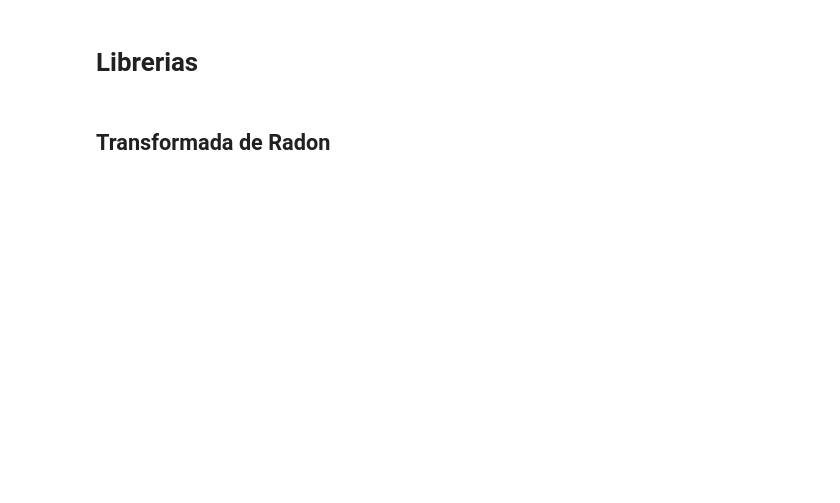
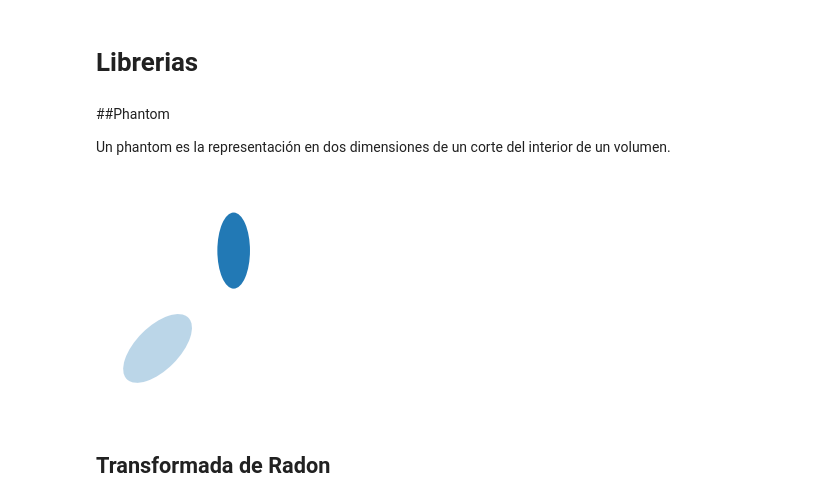
Before and after one commit to LuFernandez/imagaynes, a Jupyter notebook: Tomografia/Tomografia.ipynb, the cells around one changed output. Cells and saved outputs as stored; diff of their text form; code cells hidden in the pictures; blank space fills up the shorter version.

```diff
--- a/Tomografia/Tomografia.ipynb
+++ b/Tomografia/Tomografia.ipynb
@@ -9,3 +11,41 @@ import numpy as np
+# %% [markdown]
+##Phantom
+
+Un phantom es la representación en dos dimensiones de un corte del interior de un volumen.
+# %%
+#Intensidad: Varía entre -1 y 1, ya que es aditiva. (I)
+#Inclinación: Ángulo en grados de rotación respecto al eje x. (A)
+#Semi-eje X: Valor del semi-eje X de la elipse, entre (0 ; 1]. (X)
+#Semi-eje Y: Valor del semi-eje Y de la elipse, entre (0 ; 1]. (Y)
+#Centro X: Coordenada X del centro de la elipse, entre [-1 ; 1]. (CX)
+#Centro Y: Coordenada Y del centro de la elipse, entre [-1 ; 1]. (CY)
+#ellipse = [Intensidad, Inclinación, x, y, centro x, centro y]
+
+def Phantom(ellipses, fig):
+  ax = fig.add_subplot(111, aspect='equal')
+  for e in ellipses:
+    el = Ellipse(xy=(e[4], e[5]), width=e[2], height=e[3], angle=e[1])
+    el.set_alpha(e[0])
+    ax.add_artist(el)
+    el.set_clip_box(ax.bbox)
+
+  ax.set_xlim(-1, 1)
+  ax.set_ylim(-1, 1)
+
+  fig.canvas.draw()
+  plt.axis('off')
+  img = np.fromstring(fig.canvas.tostring_argb(), dtype=np.uint8, sep='')
+  plt.savefig("phantom.png", bbox_inches='tight', transparent=True)
+
+  return img
+# %%
+fig = plt.figure(1)
+ellipses = []
+ellipses.append([0.99, 0.0, 0.3, 0.7, 0.2, 0.4])
+ellipses.append([0.3, 45.0, .8, -0.4, -0.5, -0.5])
+phantom = Phantom(ellipses, fig)
+# %% [output]
+[figure, added]
 # %% [markdown]
 ## Transformada de Radon
 # %%
```
Also changed, not shown: parts of 3 cells of this notebook.
